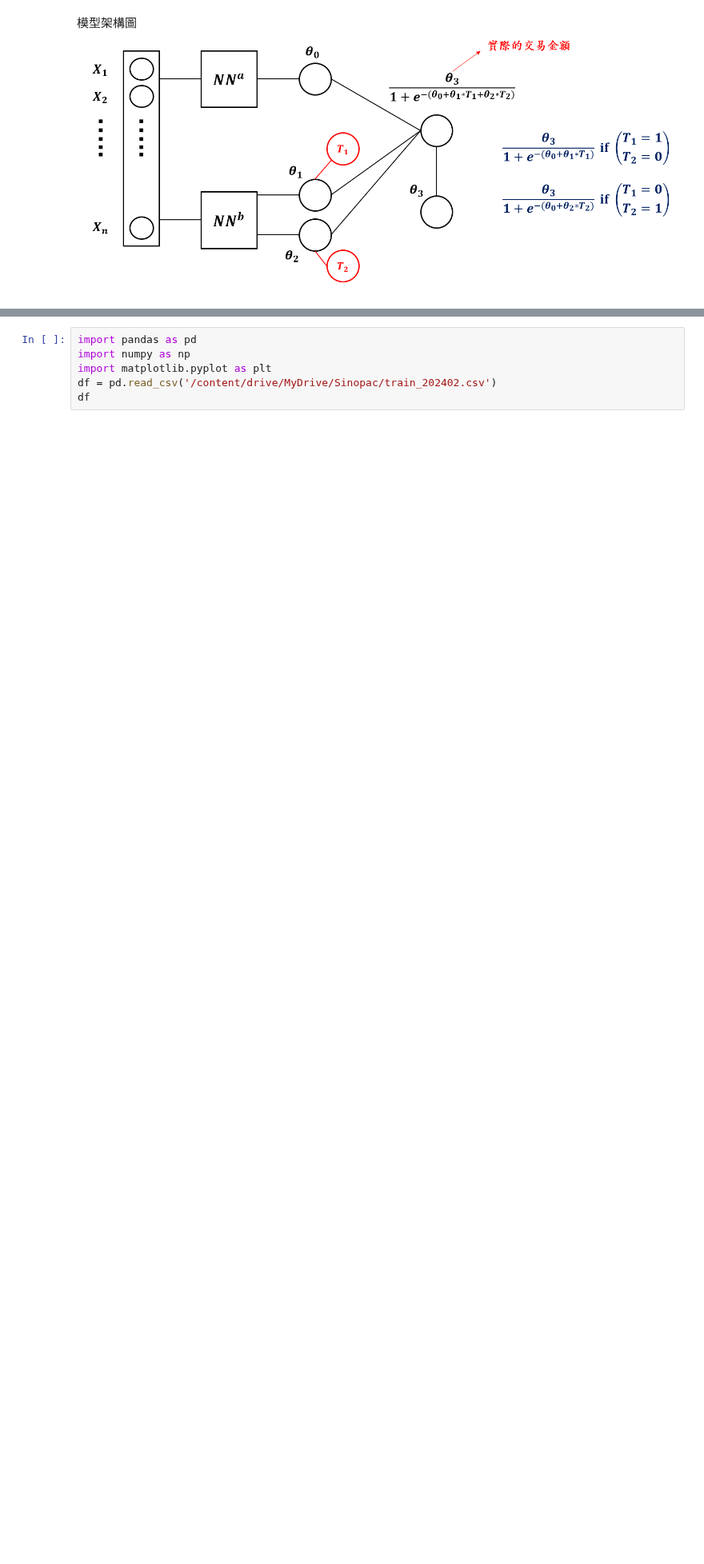
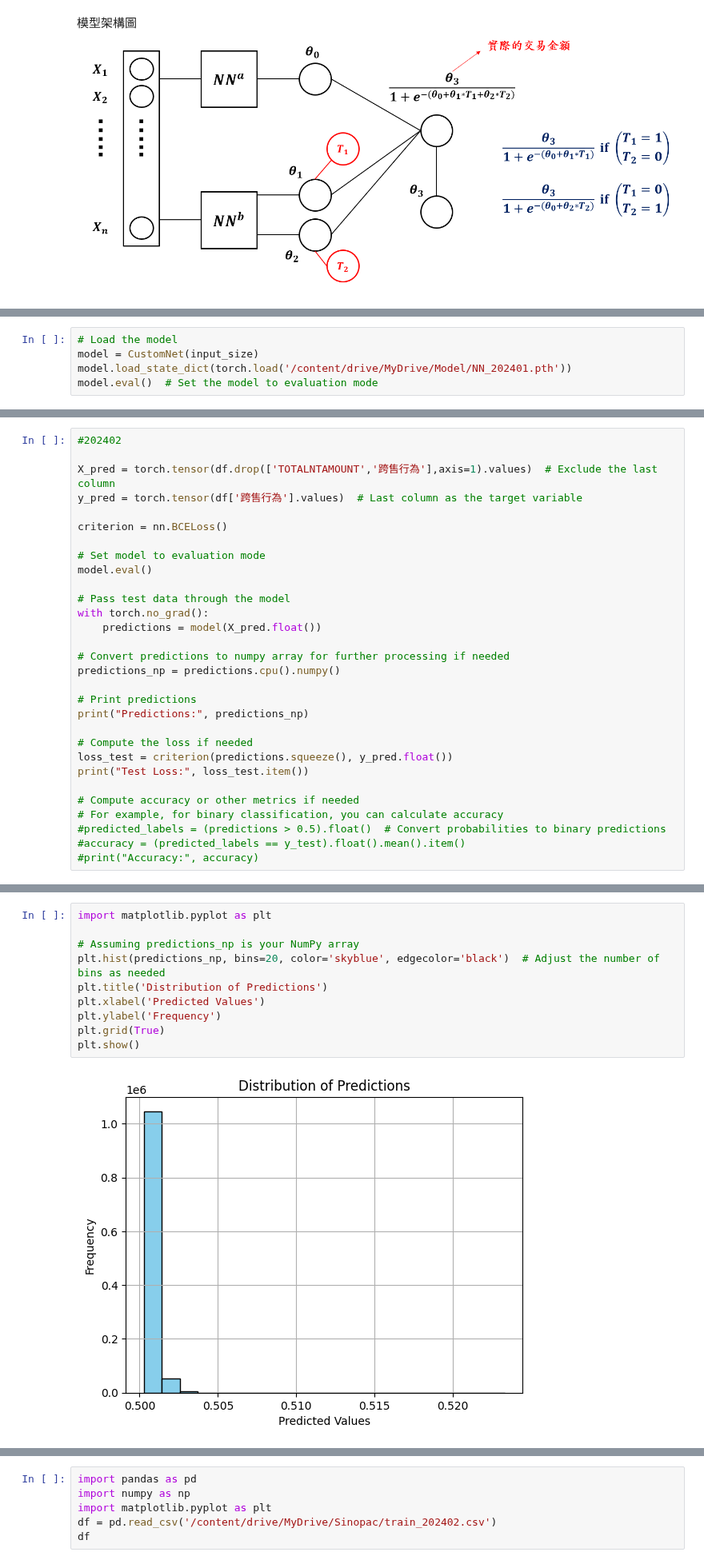
Before and after one commit to sssylvia0/Uplift_Model, a Jupyter notebook: NN.ipynb, the cells around one changed output, grey strips where cells are left out. Shown at 80% size. Saved outputs shown, nothing was run; the diff lists cells and outputs as text; blank space fills up the shorter version.

```diff
--- a/NN.ipynb
+++ b/NN.ipynb
@@ -17,0 +403,5 @@ Mounted at /content/drive
+# %%
+# Load the model
+model = CustomNet(input_size)
+model.load_state_dict(torch.load('/content/drive/MyDrive/Model/NN_202401.pth'))
+model.eval()  # Set the model to evaluation mode
@@ -17,0 +414,30 @@ Mounted at /content/drive
+# %%
+#202402
+
+X_pred = torch.tensor(df.drop(['TOTALNTAMOUNT','跨售行為'],axis=1).values)  # Exclude the last column
+y_pred = torch.tensor(df['跨售行為'].values)  # Last column as the target variable
+
+criterion = nn.BCELoss()
+
+# Set model to evaluation mode
+model.eval()
+
+# Pass test data through the model
+with torch.no_grad():
+    predictions = model(X_pred.float())
+
+# Convert predictions to numpy array for further processing if needed
+predictions_np = predictions.cpu().numpy()
+
+# Print predictions
+print("Predictions:", predictions_np)
+
+# Compute the loss if needed
+loss_test = criterion(predictions.squeeze(), y_pred.float())
+print("Test Loss:", loss_test.item())
+
+# Compute accuracy or other metrics if needed
+# For example, for binary classification, you can calculate accuracy
+#predicted_labels = (predictions > 0.5).float()  # Convert probabilities to binary predictions
+#accuracy = (predicted_labels == y_test).float().mean().item()
+#print("Accuracy:", accuracy)
@@ -17,0 +468,12 @@ Mounted at /content/drive
+# %%
+import matplotlib.pyplot as plt
+
+# Assuming predictions_np is your NumPy array
+plt.hist(predictions_np, bins=20, color='skyblue', edgecolor='black')  # Adjust the number of bins as needed
+plt.title('Distribution of Predictions')
+plt.xlabel('Predicted Values')
+plt.ylabel('Frequency')
+plt.grid(True)
+plt.show()
+# %% [output]
+[figure, added]
```
Also changed, not shown: parts of 37 cells of this notebook.
